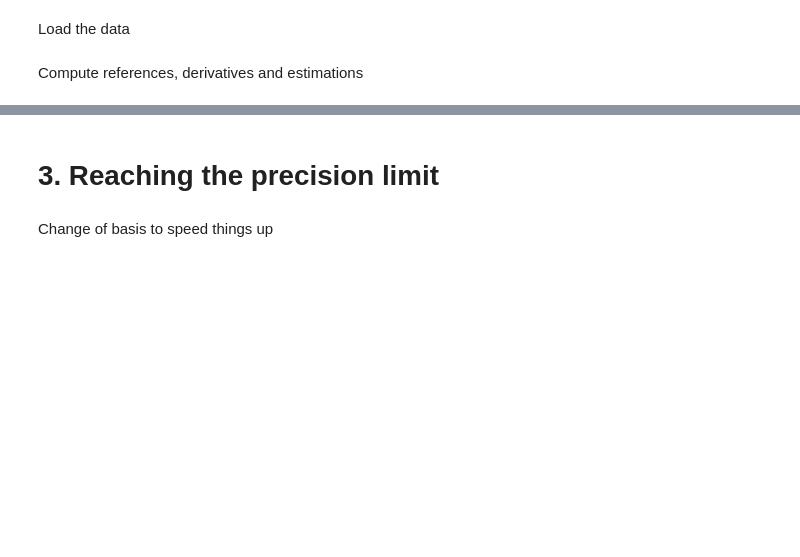
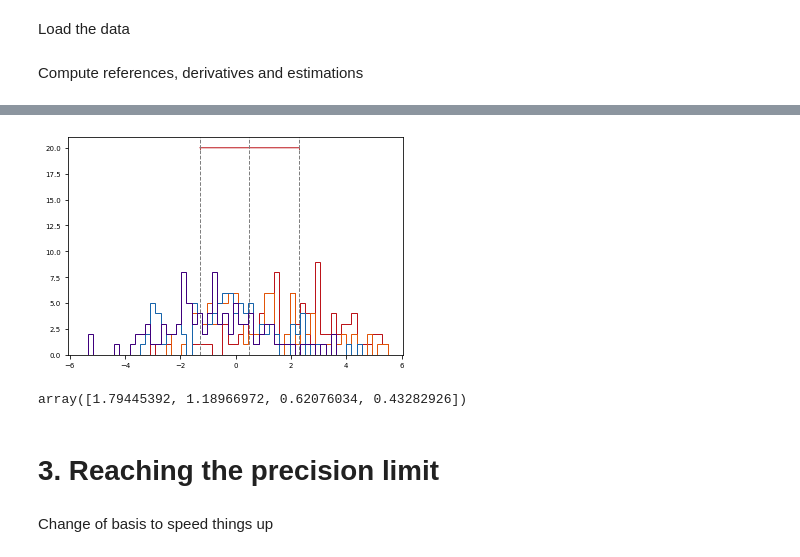
Before and after one commit to rodguti90/Article_PrecisionLimitTensorWFS, a Jupyter notebook: Crashing_disorder_figures.ipynb, the cells around one changed output, grey strips where cells are left out. Saved outputs shown, nothing was run; the diff lists cells and outputs as text; code cells hidden in the pictures; blank space fills up the shorter version.

```diff
--- a/Crashing_disorder_figures.ipynb
+++ b/Crashing_disorder_figures.ipynb
@@ -477,3 +521,22 @@ plt.savefig(os.path.join(fig_path,'Est_def.pdf'),bbox_inches='tight',dpi=400)
+# %%
+fig, ax =plt.subplots(1,1)
+ax.hist(xvar, bins, color=chist, histtype='step',lw=lw)
+style = ArrowStyle('|-|')#, head_length=4, head_width=1.5)
+std_arrow = FancyArrowPatch((1000*target_def_list[-2]-std_def[ip],20),
+                                (1000*target_def_list[-2]+std_def[ip],20),
+                                arrowstyle=style,shrinkA = 0, shrinkB = 0, color=chist[-1])
+ax.add_patch(std_arrow)
+ax.axvline(x=1000*target_def_list[-2], c='gray',linewidth=lw, ls='--')
+ax.axvline(x=1000*target_def_list[-2]-std_def[ip], c='gray',linewidth=lw, ls='--')
+ax.axvline(x=1000*target_def_list[-2]+std_def[ip], c='gray',linewidth=lw, ls='--')
+
+fig.show()
+# %% [output]
+[figure, added]
+# %%
+std_def
+# %% [output]
+array([1.79445392, 1.18966972, 0.62076034, 0.43282926])
 # %% [markdown]
 # 3. Reaching the precision limit
 # %% [markdown]
```
Also changed, not shown: parts of 10 cells of this notebook, 1 other file.
